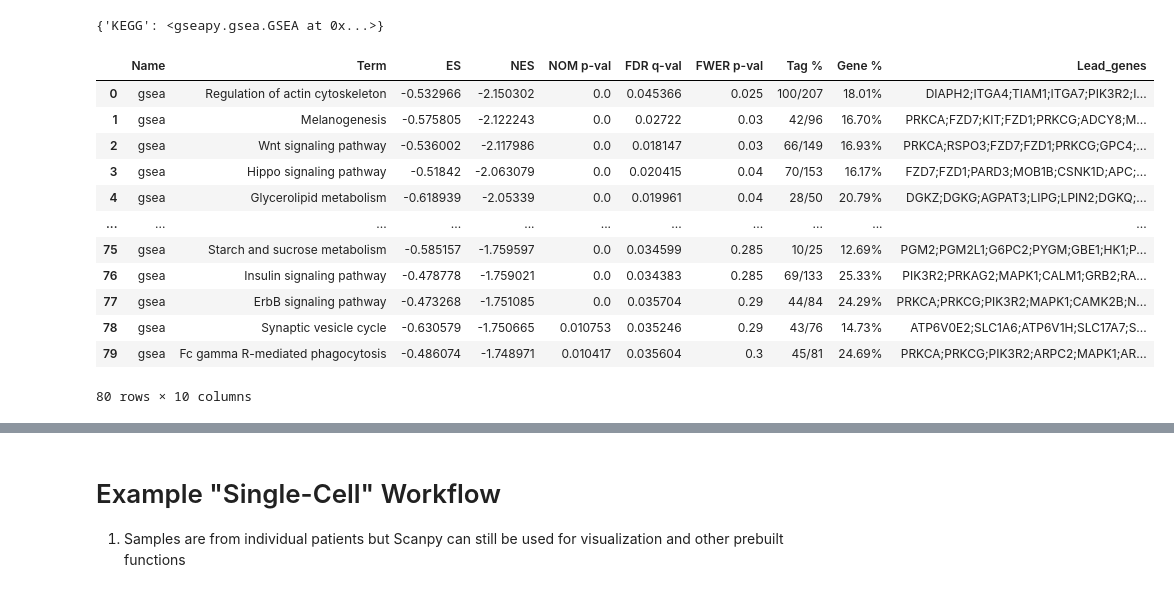
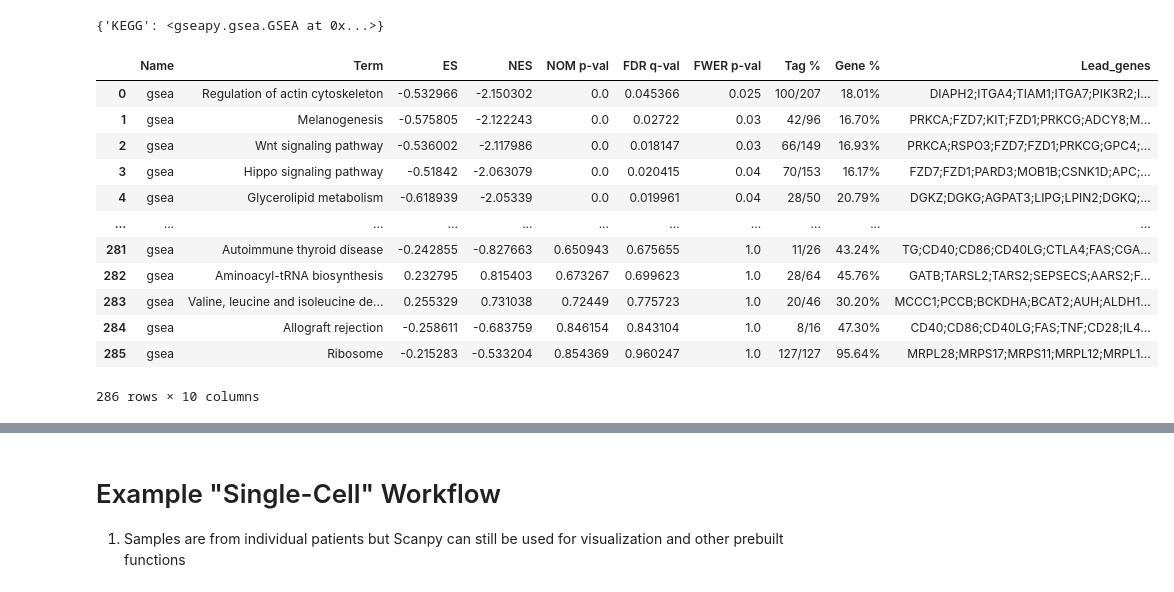
Before and after one commit to alexjimenez99/GSEA_RNAseq, a Jupyter notebook: SCANPY_RNAseq_Aging.ipynb, the cells around one changed output, grey strips where cells are left out. Cells and saved outputs as stored; diff of their text form; code cells hidden in the pictures.

```diff
--- a/SCANPY_RNAseq_Aging.ipynb
+++ b/SCANPY_RNAseq_Aging.ipynb
@@ -247,18 +231,18 @@ enrichment_objects
 # %% [output]
 {'KEGG': <gseapy.gsea.GSEA at 0x...>}
 # %%
-enrichment_results['KEGG'].head(10).Lead_genes
+enrichment_results['KEGG']
 # %% [output]
 |  | Name | Term | ES | NES | NOM p-val | FDR q-val | FWER p-val | Tag % | Gene % | Lead_genes |
 | 0 | gsea | Regulation of actin cytoskeleton | -0.532966 | -2.150302 | 0.0 | 0.045366 | 0.025 | 100/207 | 18.01% | DIAPH2;ITGA4;TIAM1;ITGA7;PIK3R2;I... |
 | 1 | gsea | Melanogenesis | -0.575805 | -2.122243 | 0.0 | 0.02722 | 0.03 | 42/96 | 16.70% | PRKCA;FZD7;KIT;FZD1;PRKCG;ADCY8;M... |
 | 2 | gsea | Wnt signaling pathway | -0.536002 | -2.117986 | 0.0 | 0.018147 | 0.03 | 66/149 | 16.93% | PRKCA;RSPO3;FZD7;FZD1;PRKCG;GPC4;... |
 | 3 | gsea | Hippo signaling pathway | -0.51842 | -2.063079 | 0.0 | 0.020415 | 0.04 | 70/153 | 16.17% | FZD7;FZD1;PARD3;MOB1B;CSNK1D;APC;... |
 | 4 | gsea | Glycerolipid metabolism | -0.618939 | -2.05339 | 0.0 | 0.019961 | 0.04 | 28/50 | 20.79% | DGKZ;DGKG;AGPAT3;LIPG;LPIN2;DGKQ;... |
 | ... | ... | ... | ... | ... | ... | ... | ... | ... | ... | ... |
-| 75 | gsea | Starch and sucrose metabolism | -0.585157 | -1.759597 | 0.0 | 0.034599 | 0.285 | 10/25 | 12.69% | PGM2;PGM2L1;G6PC2;PYGM;GBE1;HK1;P... |
-| 76 | gsea | Insulin signaling pathway | -0.478778 | -1.759021 | 0.0 | 0.034383 | 0.285 | 69/133 | 25.33% | PIK3R2;PRKAG2;MAPK1;CALM1;GRB2;RA... |
-| 77 | gsea | ErbB signaling pathway | -0.473268 | -1.751085 | 0.0 | 0.035704 | 0.29 | 44/84 | 24.29% | PRKCA;PRKCG;PIK3R2;MAPK1;CAMK2B;N... |
-| 78 | gsea | Synaptic vesicle cycle | -0.630579 | -1.750665 | 0.010753 | 0.035246 | 0.29 | 43/76 | 14.73% | ATP6V0E2;SLC1A6;ATP6V1H;SLC17A7;S... |
-| 79 | gsea | Fc gamma R-mediated phagocytosis | -0.486074 | -1.748971 | 0.010417 | 0.035604 | 0.3 | 45/81 | 24.69% | PRKCA;PRKCG;PIK3R2;ARPC2;MAPK1;AR... |
+| 281 | gsea | Autoimmune thyroid disease | -0.242855 | -0.827663 | 0.650943 | 0.675655 | 1.0 | 11/26 | 43.24% | TG;CD40;CD86;CD40LG;CTLA4;FAS;CGA... |
+| 282 | gsea | Aminoacyl-tRNA biosynthesis | 0.232795 | 0.815403 | 0.673267 | 0.699623 | 1.0 | 28/64 | 45.76% | GATB;TARSL2;TARS2;SEPSECS;AARS2;F... |
+| 283 | gsea | Valine, leucine and isoleucine de... | 0.255329 | 0.731038 | 0.72449 | 0.775723 | 1.0 | 20/46 | 30.20% | MCCC1;PCCB;BCKDHA;BCAT2;AUH;ALDH1... |
+| 284 | gsea | Allograft rejection | -0.258611 | -0.683759 | 0.846154 | 0.843104 | 1.0 | 8/16 | 47.30% | CD40;CD86;CD40LG;FAS;TNF;CD28;IL4... |
+| 285 | gsea | Ribosome | -0.215283 | -0.533204 | 0.854369 | 0.960247 | 1.0 | 127/127 | 95.64% | MRPL28;MRPS17;MRPS11;MRPL12;MRPL1... |
-80 rows × 10 columns
+286 rows × 10 columns
```
Also changed, not shown: parts of 6 cells of this notebook.
